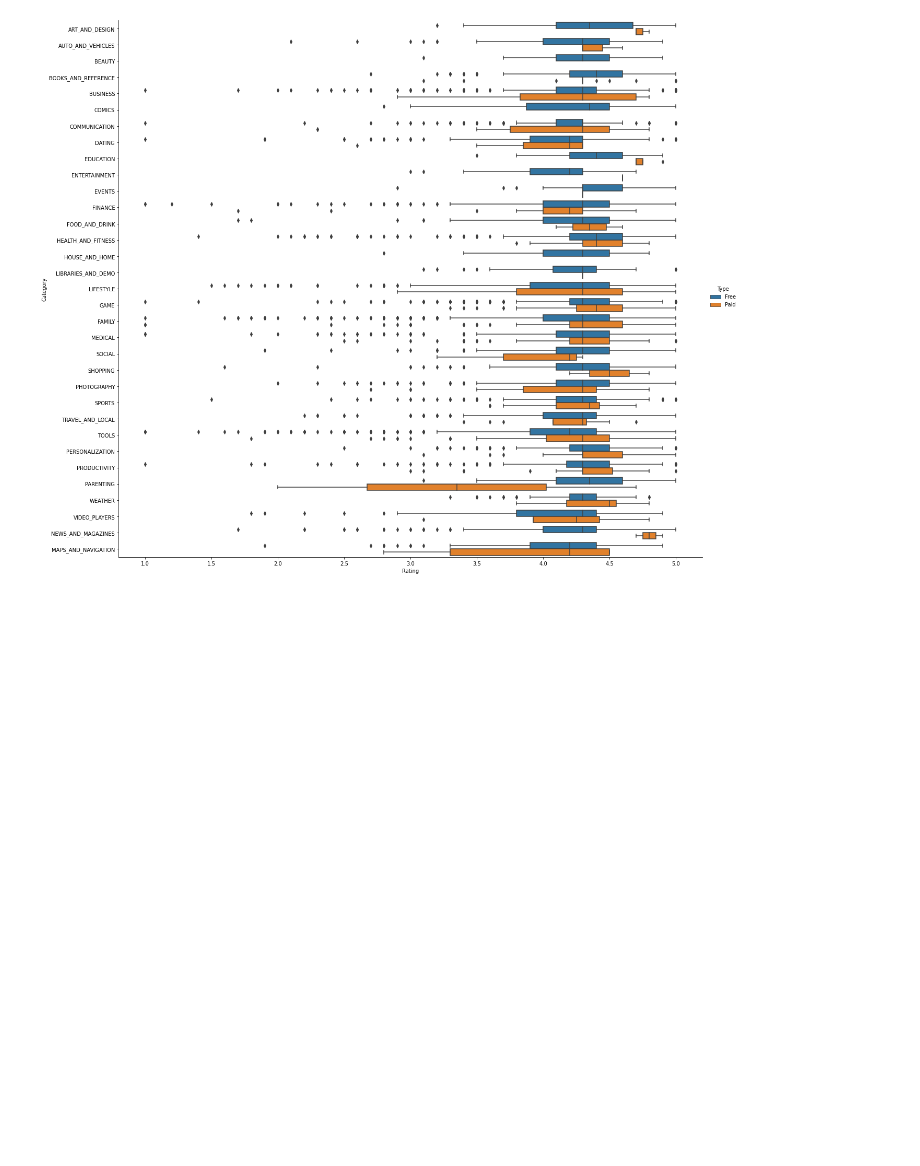
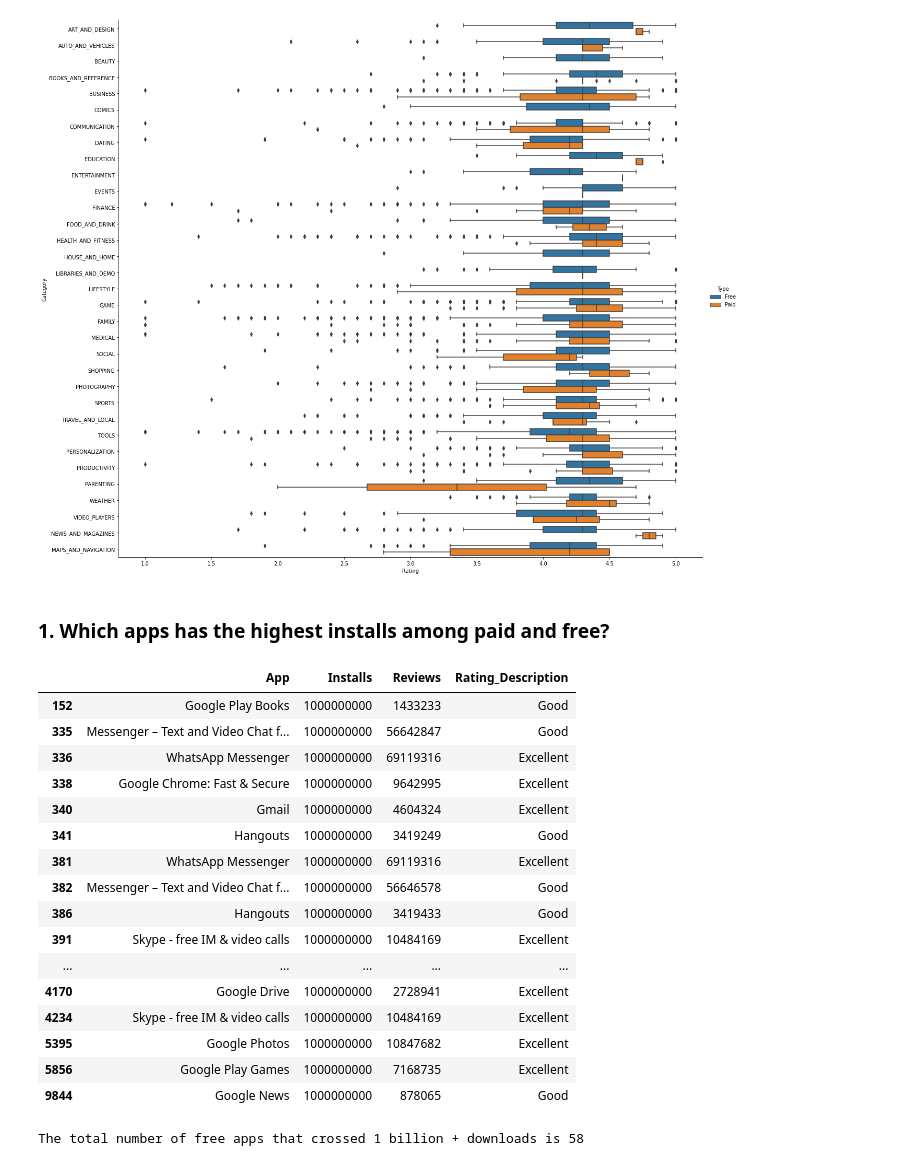
Before and after one commit to ganathetechie/AlmaBetter-Capstone-Project-1, a Jupyter notebook: Play_Store_App_Review_Analysis_Capstone_Project.ipynb, the cells around one changed output. Saved outputs shown, nothing was run; the diff lists cells and outputs as text; code cells hidden in the pictures; blank space fills up the shorter version.

```diff
--- a/Play_Store_App_Review_Analysis_Capstone_Project.ipynb
+++ b/Play_Store_App_Review_Analysis_Capstone_Project.ipynb
@@ -624,3 +624,31 @@ rating_vs_category in all the apps
 ax = sns.catplot(y="Category", x="Rating", hue="Type", kind="box", data=df_apps, height=15, aspect=1.2)
 # %% [output]
 [figure]
+# %% [markdown]
+### 1. Which apps has the highest installs among paid and free?
+# %%
+# Free Apps That Crossed 1B+ Downloads
+top_free_apps_by_count = df_apps_free.loc[df_apps_free['Installs'] == df_apps_free['Installs'].max()]
+top_free_apps_by_count[['App', 'Installs','Reviews','Rating_Description']]
+# %% [output]
+|  | App | Installs | Reviews | Rating_Description |
+| 152 | Google Play Books | 1000000000 | 1433233 | Good |
+| 335 | Messenger – Text and Video Chat f... | 1000000000 | 56642847 | Good |
+| 336 | WhatsApp Messenger | 1000000000 | 69119316 | Excellent |
+| 338 | Google Chrome: Fast & Secure | 1000000000 | 9642995 | Excellent |
+| 340 | Gmail | 1000000000 | 4604324 | Excellent |
+| 341 | Hangouts | 1000000000 | 3419249 | Good |
+| 381 | WhatsApp Messenger | 1000000000 | 69119316 | Excellent |
+| 382 | Messenger – Text and Video Chat f... | 1000000000 | 56646578 | Good |
+| 386 | Hangouts | 1000000000 | 3419433 | Good |
+| 391 | Skype - free IM & video calls | 1000000000 | 10484169 | Excellent |
+| ... | ... | ... | ... | ... |
+| 4170 | Google Drive | 1000000000 | 2728941 | Excellent |
+| 4234 | Skype - free IM & video calls | 1000000000 | 10484169 | Excellent |
+| 5395 | Google Photos | 1000000000 | 10847682 | Excellent |
+| 5856 | Google Play Games | 1000000000 | 7168735 | Excellent |
+| 9844 | Google News | 1000000000 | 878065 | Good |
+# %%
+print("The total number of free apps that crossed 1 billion + downloads is {}".format(len(top_free_apps_by_count)))
+# %% [output]
+The total number of free apps that crossed 1 billion + downloads is 58
```
Also changed, not shown: parts of 15 cells of this notebook.
